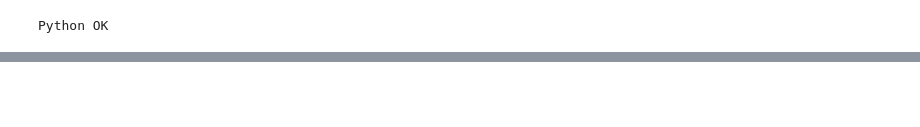
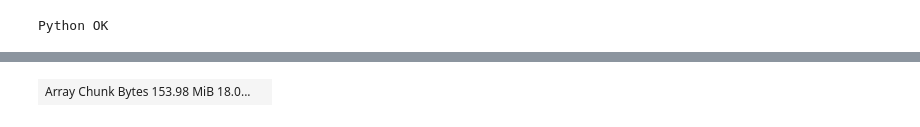
Before and after one commit to VanuatuN/SPEEDY_access, a Jupyter notebook: scripts/access_forcing/speedy_forcing_radiation.ipynb, the cells around one changed output, grey strips where cells are left out. Saved outputs shown, nothing was run; the diff lists cells and outputs as text; code cells hidden in the pictures; blank space fills up the shorter version.

Commit message:
radiation

```diff
--- a/scripts/access_forcing/speedy_forcing_radiation.ipynb
+++ b/scripts/access_forcing/speedy_forcing_radiation.ipynb
@@ -48,8 +48,8 @@ print("OLD_DIR:", OLD_DIR, OLD_DIR.exists())
 
 # SPEEDY -> ACCESS-OM2 variable names
 SPEEDY_VARIABLES = {
-    "SLR": "rlds",
-    "SSR": "rsds",
+    "SLRD": "rlds",
+    "SSRD": "rsds",
 }
 
 # Output directory
@@ -158,83 +158,42 @@ Unique output intervals [hours]: [6.]
 forcing_vars = {}
 
 for speedy_var, access_var in SPEEDY_VARIABLES.items():
-
     var = ds[speedy_var].rename(access_var).astype("float32")
 
-    # Unit conversion
-    # if speedy_var == "MSLP":
-    #     var = var * 100.0   # hPa -> Pa
-
-    # Optional grid transformations
     if SHIFT_LONGITUDE_TO_MINUS180_180:
-        var = var.assign_coords(
-            lon=(((var.lon + 180.0) % 360.0) - 180.0)
-        ).sortby("lon")
-
+        var = var.assign_coords(lon=((var.lon + 180.0) % 360.0) - 180.0).sortby("lon")
     if SORT_LATITUDE_NORTH_TO_SOUTH:
         var = var.sortby("lat", ascending=False)
 
-    # Variable metadata
     if access_var == "rlds":
-    var.attrs = {
-        "standard_name": "surface_downwelling_longwave_flux_in_air",
-        "long_name": "Surface downwelling longwave radiation",
-        "units": "W m-2",
-        "source_variable": "SLP",
-        "source_model": "SPEEDY",
-        "mapping_note": "Provisional mapping SPEEDY SLP to ACCESS-OM2 rlds",
-    }
+        var.attrs = {"standard_name": "surface_downwelling_longwave_flux_in_air", "long_name": "Surface Downwelling Longwave Radiation", "units": "W m-2", "cell_methods": "area: time: mean", "source_variable": "SLRD", "source_model": "SPEEDY", "mapping_note": "SPEEDY SLRD -> ACCESS-OM2 rlds"}
+    elif access_var == "rsds":
+        var.attrs = {"standard_name": "surface_downwelling_shortwave_flux_in_air", "long_name": "Surface Downwelling Shortwave Radiation", "units": "W m-2", "cell_methods": "area: time: mean", "source_variable": "SSRD", "source_model": "SPEEDY", "mapping_note": "SPEEDY SSRD -> ACCESS-OM2 rsds"}
 
-    elif access_var == "rsds":
-    var.attrs = {
-        "standard_name": "surface_downwelling_shortwave_flux_in_air",
-        "long_name": "Surface downwelling shortwave radiation",
-        "units": "W m-2",
-        "source_variable": "SSR",
-        "source_model": "SPEEDY",
-        "mapping_note": "Provisional mapping SPEEDY SSR to ACCESS-OM2 rsds",
-    }
+    forcing_vars[access_var] = var
 
-forcing_vars[access_var] = var
-
-
-# Build Dataset
 forcing_ds = xr.Dataset(forcing_vars)
 
+# SPEEDY raw times mark the start of each 3-hour averaging interval.
+# Follow JRA55-do convention: time = interval midpoint, with explicit bounds.
+raw_time = forcing_ds.time.copy()
+forcing_ds = forcing_ds.assign_coords(time=raw_time + np.timedelta64(90, "m"))
+forcing_ds["time_bnds"] = xr.DataArray(
+    np.stack([raw_time.values, (raw_time + np.timedelta64(3, "h")).values], axis=1),
+    dims=("time", "bnds"), coords={"time": forcing_ds.time, "bnds": [0, 1]}
+)
 
-# Coordinate metadata
-if "lat" in forcing_ds.coords:
-    forcing_ds["lat"].attrs.update({
-        "standard_name": "latitude",
-        "long_name": "latitude",
-        "units": "degrees_north",
-        "axis": "Y",
-    })
+forcing_ds["lat"].attrs.update({"standard_name": "latitude", "long_name": "Latitude", "units": "degrees_north", "axis": "Y"})
+forcing_ds["lon"].attrs.update({"standard_name": "longitude", "long_name": "Longitude", "units": "degrees_east", "axis": "X"})
+forcing_ds["time"].attrs.update({"standard_name": "time", "long_name": "time", "axis": "T", "bounds": "time_bnds"})
 
-if "lon" in forcing_ds.coords:
-    forcing_ds["lon"].attrs.update({
-        "standard_name": "longitude",
-        "long_name": "longitude",
-        "units": "degrees_east",
-        "axis": "X",
-    })
-
-forcing_ds["time"].attrs.update({
-    "standard_name": "time",
-    "long_name": "time",
-    "axis": "T",
-})
-
-
-# Global metadata
 forcing_ds.attrs = {
+    "Conventions": "CF-1.7",
     "title": "SPEEDY forcing for ACCESS-OM2",
     "source": "SPEEDY model output",
-    "history": "Created from SPEEDY SSR and SLR",
-    "comment": (
-        "Provisional ACCESS-OM2 forcing export. "
-        "SPEEDY SSR -> rsds, SLR -> rlds. "
-    ),
+    "frequency": "3hr",
+    "history": "Created from SPEEDY SSRD and SLRD",
+    "comment": "3-hour mean radiation forcing. SPEEDY SSRD -> rsds, SLRD -> rlds; time follows JRA55-do midpoint convention.",
 }
 
 forcing_ds
@@ -242,0 +218 @@ IndentationError: expected an indented block after 'if' statement on line 23 (87
+| Array Chunk Bytes 153.98 MiB 18.0... |  |
```
Also changed, not shown: parts of 8 cells of this notebook, 7 other files.
